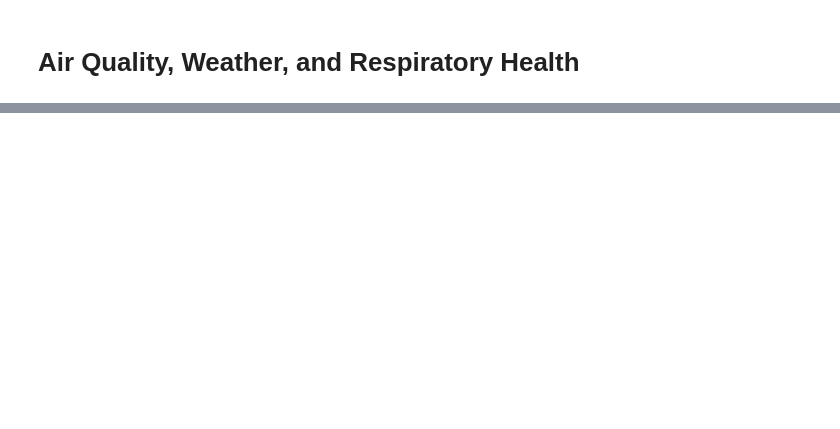
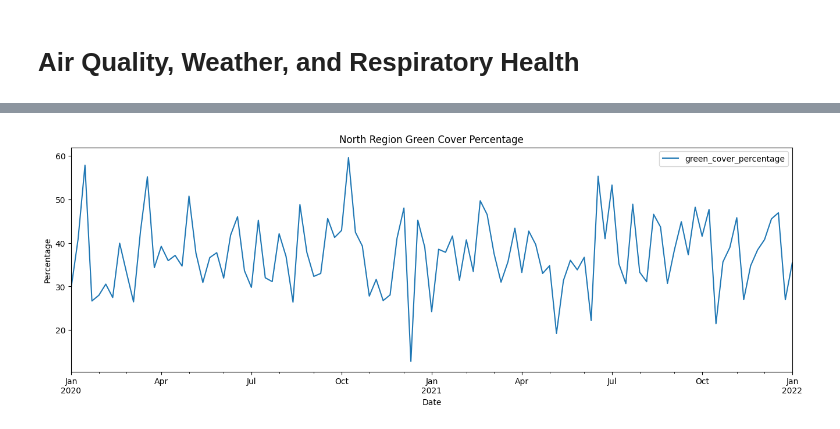
Before and after one commit to DarshanaHeendeniya/ML_Learning, a Jupyter notebook: Air_quality.ipynb, the cells around one changed output, grey strips where cells are left out. Cells and saved outputs as stored; diff of their text form; code cells hidden in the pictures; blank space fills up the shorter version.

```diff
--- a/Air_quality.ipynb
+++ b/Air_quality.ipynb
@@ -15,0 +169,6 @@ FileNotFoundError: [Errno 2] No such file or directory: 'data/data.csv'
+# %%
+# PLotting green cover percetage of north region
+df_north_monthly['green_cover_percentage'].plot(figsize = (16,5), title = 'North Region Green Cover Percentage', xlabel = 'Date', ylabel = 'Percentage', legend = True)
+plt.show()
+# %% [output]
+[figure, added]
```
Also changed, not shown: parts of 27 cells of this notebook.
